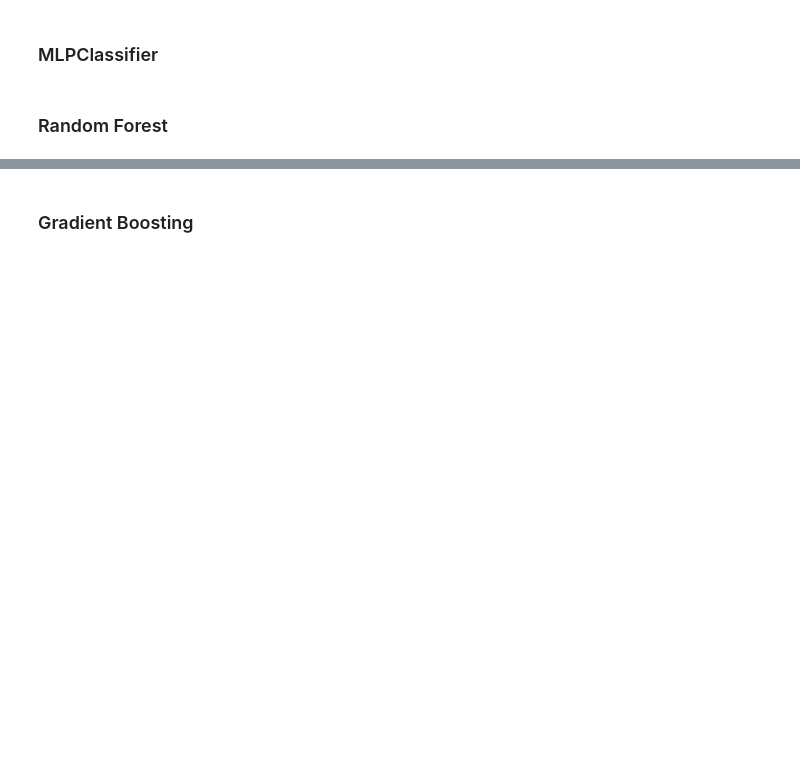
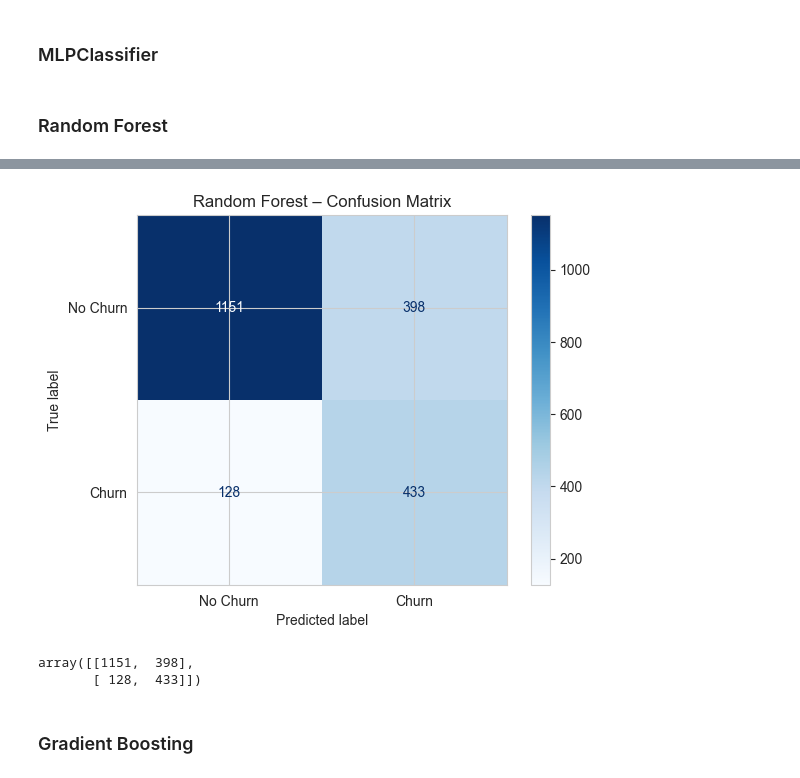
Before and after one commit to somexav/ciencia_datos_m2_practica4, a Jupyter notebook: CDD_G33_M2_P4_Equipo_9.ipynb, the cells around one changed output, grey strips where cells are left out. Saved outputs shown, nothing was run; the diff lists cells and outputs as text; code cells hidden in the pictures; blank space fills up the shorter version.

```diff
--- a/CDD_G33_M2_P4_Equipo_9.ipynb
+++ b/CDD_G33_M2_P4_Equipo_9.ipynb
@@ -908,2 +1021,13 @@ plt.show()
+# %%
+plot_confusion_matrix(
+    model=best_rf,
+    X=X_test_enc,
+    y_true=y_test,
+    title="Random Forest – Confusion Matrix"
+)
+# %% [output]
+[figure, added]
+array([[1151,  398],
+       [ 128,  433]])
 # %% [markdown]
 ### Gradient Boosting
```
Also changed, not shown: parts of 22 cells of this notebook.
